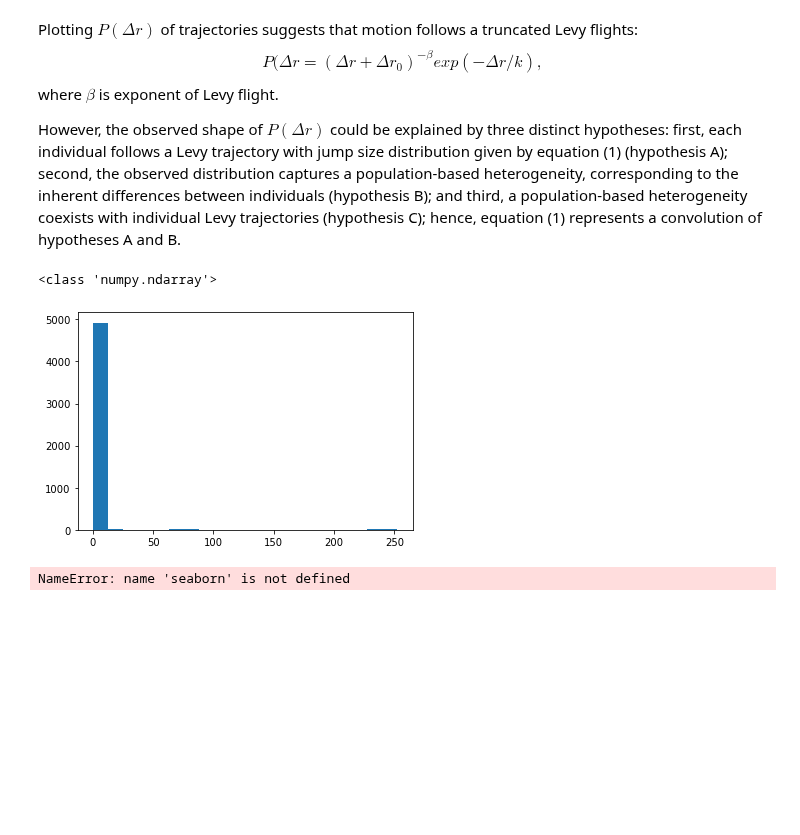
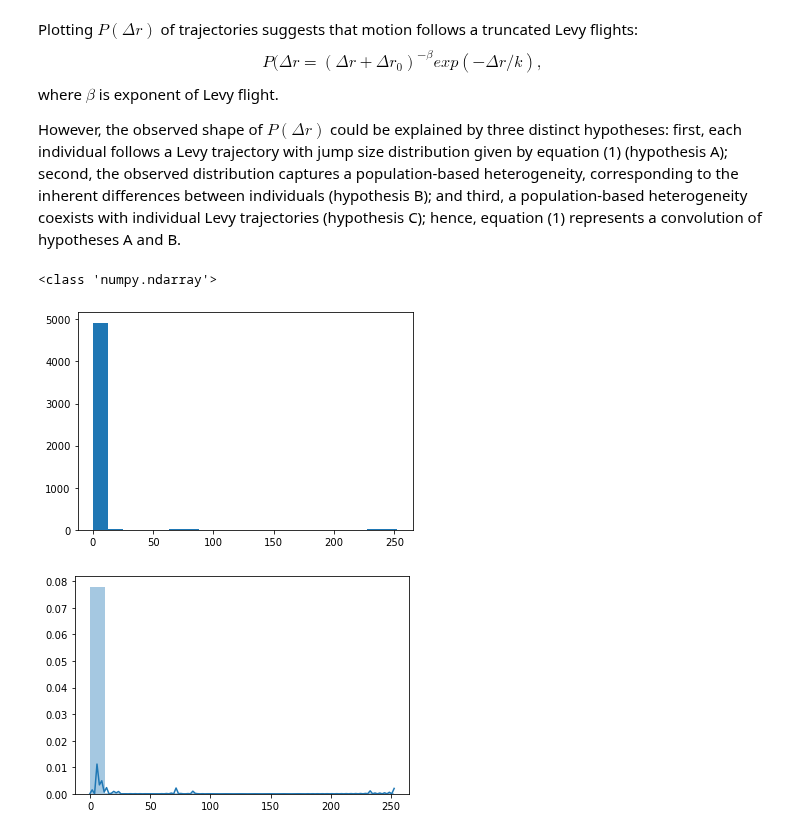
Before and after one commit to Liyubov/mobility_analysis_openhumans, a Jupyter notebook: analysis_of_trajectories.ipynb, the cells around one changed output. Saved outputs shown, nothing was run; the diff lists cells and outputs as text; code cells hidden in the pictures; blank space fills up the shorter version.

```diff
--- a/analysis_of_trajectories.ipynb
+++ b/analysis_of_trajectories.ipynb
@@ -467,32 +482,33 @@ import seaborn
 
 def calc_jump_dist(Xarray,Yarray): #function to calculate distribution of steps
    # given arrays Xarray, Yarray of trajectories
     dist = np.zeros(len(Xarray))
     for i in range(0, len(Xarray)-1):
         dist[i] = calc_dist(Xarray[i],Xarray[i+1],Yarray[i],Yarray[i+1])
     return dist
 
 
 
 def calc_dist(x1,x2,y1,y2): #function to calculate distance between 2 points in 2D
     return np.sqrt((x1-x2)*(x1-x2)+(y1-y2)*(y1-y2))
 
 
 # make sure that we get the right type of the data
 print(type(X_tr))
 
 # now we apply this function to routes dataframe
 jumps_lengths = calc_jump_dist(X_tr,Y_tr)
 
 
 
 # now we are plotting the histogram
 plt.hist(jumps_lengths, bins=20)
+ax.set_xscale('log')
 plt.show()
 
-seaborn.distplot(route_lengths, bins=20)
+seaborn.distplot(jumps_lengths, bins=20)
 plt.show()
 # %% [output]
 <class 'numpy.ndarray'>
 [figure]
-NameError: name 'seaborn' is not defined
+[figure, added]
```
Also changed, not shown: parts of 4 cells of this notebook.
